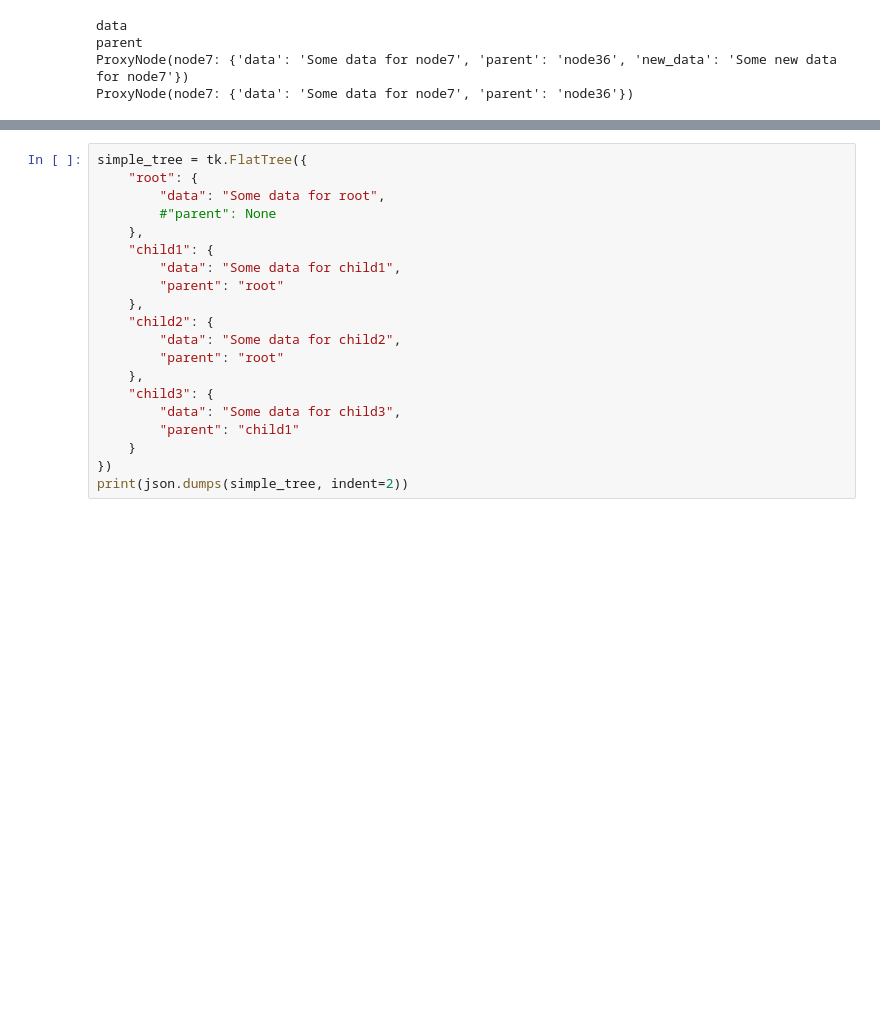
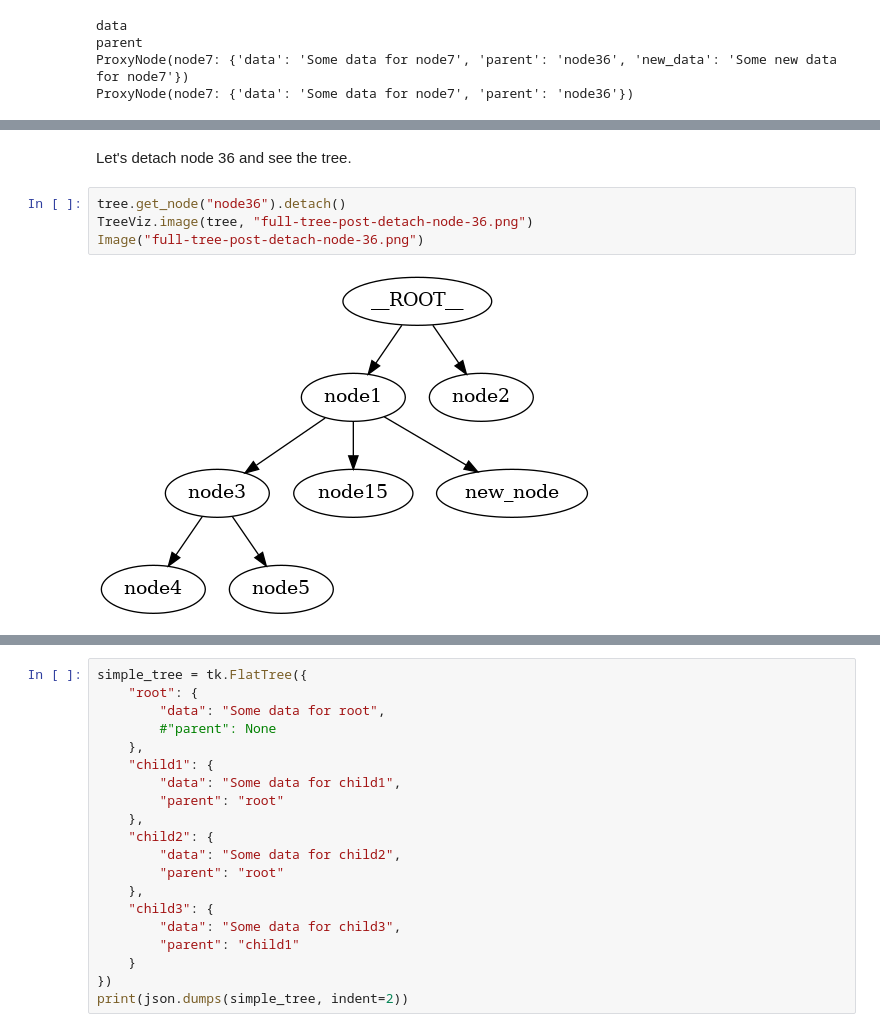
Before and after one commit to queelius/AlgoTree, a Jupyter notebook: dev/test.ipynb, the cells around one changed output, grey strips where cells are left out. Saved outputs shown, nothing was run; the diff lists cells and outputs as text; blank space fills up the shorter version.

```diff
--- a/dev/test.ipynb
+++ b/dev/test.ipynb
@@ -400,0 +486,8 @@ ProxyNode(node7: {'data': 'Some data for node7', 'parent': 'node36', 'other_new_
+# %% [markdown]
+Let's detach node 36 and see the tree.
+# %%
+tree.get_node("node36").detach()
+TreeViz.image(tree, "full-tree-post-detach-node-36.png")
+Image("full-tree-post-detach-node-36.png")
+# %% [output]
+[figure, added]
```
Also changed, not shown: parts of 73 cells of this notebook, 3 other files.
